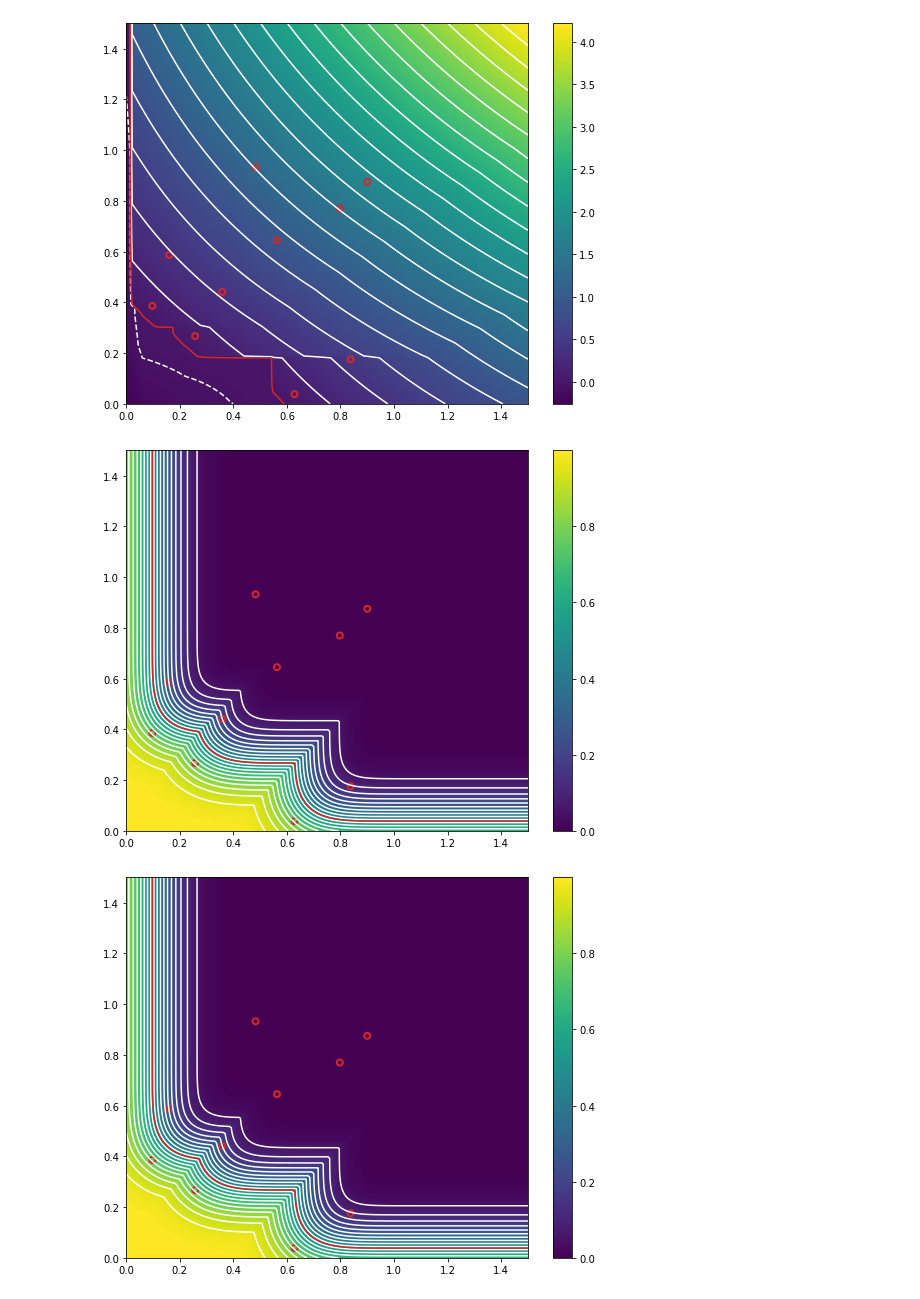
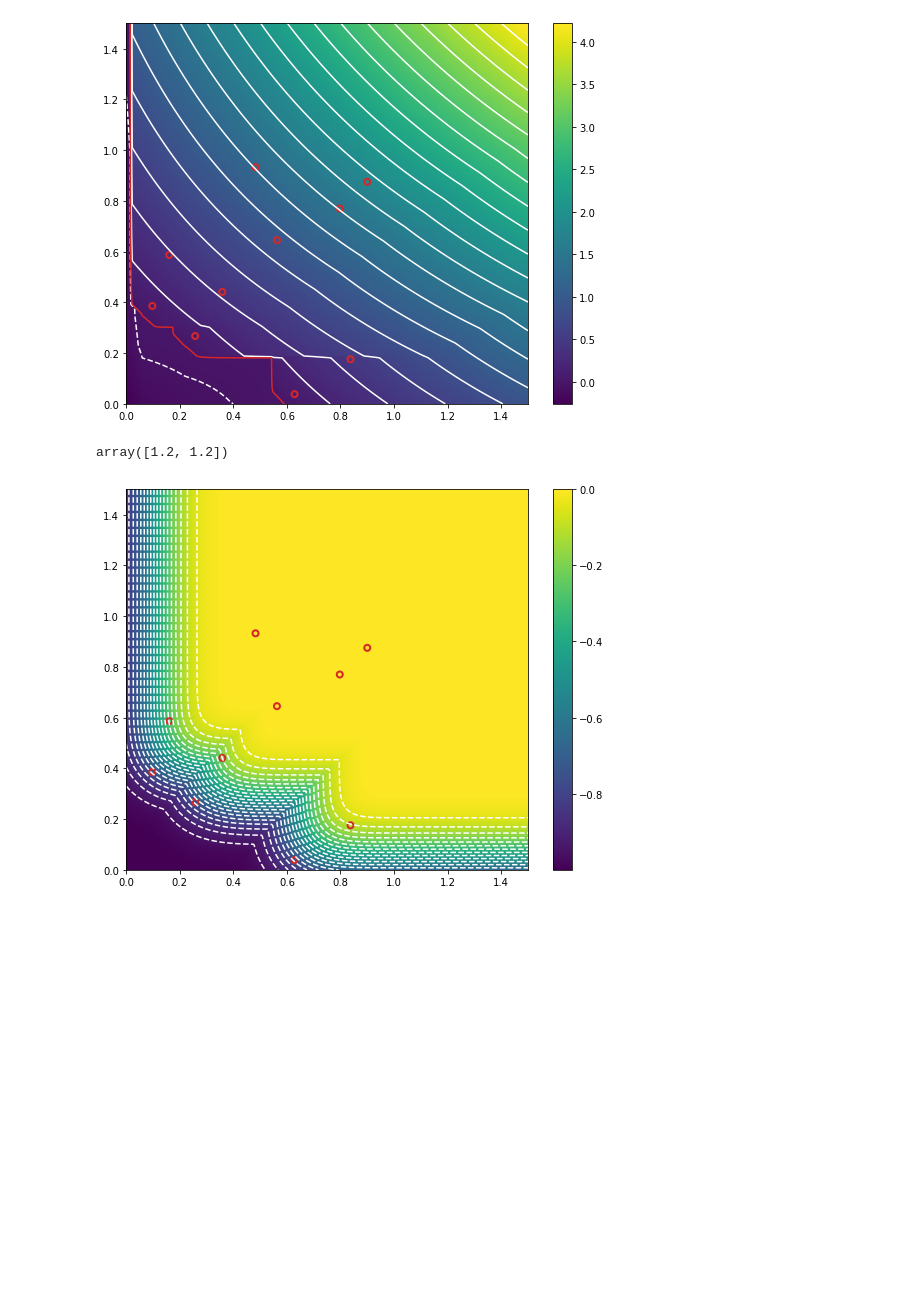
Before and after one commit to FinleyGibson/SAF_EMO, a Jupyter notebook: analytics/algorithm_analysis/image_scalarised_infils.ipynb, the cells around one changed output. Saved outputs shown, nothing was run; the diff lists cells and outputs as text; code cells hidden in the pictures; blank space fills up the shorter version.

```diff
--- a/analytics/algorithm_analysis/image_scalarised_infils.ipynb
+++ b/analytics/algorithm_analysis/image_scalarised_infils.ipynb
@@ -79,5 +81,8 @@ fig_smsego.axes[0].set_title("sms: $\mu$");
 # %%
 smsego_ei_opt = SmsEgo(objective_function=lambda x: x[0:2], ei=True,  limits=[[0, 0, 0, 0, 0], [1,1,1,1,1]], surrogate=MultiSurrogate(GP), n_initial=10, seed=seed)
+smsego_ei_opt.obj_weights = np.ones_like(smsego_ei_opt.obj_weights)
+smsego_ei_opt.obj_offset = np.zeros_like(smsego_ei_opt.obj_offset)
+
 fig_smsego_ei = image_infill(smsego_ei_opt, n_contours=40)
 fig_smsego_ei.axes[0].set_title("sms: ei")
 # %% [output]
@@ -131,9 +138,9 @@ sys.path.append("/home/finley/phd/code/gecco-2017/IscaOpt")
 from multi_surrogate import SMSEGO as alma_ego
 from multi_surrogate import MPoI as alma_mpoi
 # %%
-sms = alma_ego(func= lambda x: x[0:2], n_dim=5, n_obj=2, lower_bounds=[0,0], upper_bounds=[10,10], Y=safsaf_opt.y, ref_vector=[2., 2.])
-yt, comp_mat = sms.get_dom_matrix(safsaf_opt.y)
-sms.pfr_inds = sms.get_front(safsaf_opt.x, comp_mat)
+sms = alma_ego(func= lambda x: x[0:2], n_dim=5, n_obj=2, lower_bounds=[0,0], upper_bounds=[10,10], Y=smsego_opt.y, ref_vector=[2., 2.])
+yt, comp_mat = sms.get_dom_matrix(smsego_opt.y)
+sms.pfr_inds = sms.get_front(smsego_opt.x, comp_mat)
 sms.ytr = sms.Y
 sms.current_hv = sms.current_hpv()
 sms.epsilon =np.array([1., 1.])
@@ -145,3 +152,5 @@ c = 1 - (1/ 2**sms.n_obj)
 sms.b_count = 22
 sms.epsilon = (np.max(sms.ytr, axis=0) - np.min(sms.ytr, axis=0))\
                 /(n_pfr + (c * sms.b_count))
+sms.ref_vector = smsego_ei_opt.ref_vector
+print(sms.ref_vector)
@@ -180,4 +191,8 @@ fig.colorbar(pcol)
 fig
 # %% [output]
 [figure]
+# %%
+sms.ref_vector
+# %% [output]
+array([1.2, 1.2])
 # %%
@@ -185,38 +200,37 @@ mpoi = alma_mpoi(func= lambda x: x[0:2], n_dim=5, n_obj=2, lower_bounds=[0,0], u
 # %%
-# from scipy.special import erf as ERF
-# from scipy.stats import norm as NORM
+from scipy.special import erf as ERF
+from scipy.stats import norm as NORM
 
-# def f_mpoi(yp, stdp):
-# #     print(yp.shape)
-# #     print(stdp.shape)
-#     y = Pareto_split(sms.Y)[0]
-#     res = np.zeros((yp.shape[0], 1))
-#     sqrt2 = np.sqrt(2)
-#     for i in range(yp.shape[0]):
-#         m = (yp[i] - y)/(sqrt2 * stdp[i])
-#         pdom = 1 - np.prod(0.5 * (1 + ERF(m)), axis=1)
-#         res[i] = np.min(pdom)
-#     return res
+def f_mpoi(yp, stdp):
+#     print(yp.shape)
+#     print(stdp.shape)
+    y = Pareto_split(sms.Y)[0]
+    res = np.zeros((yp.shape[0], 1))
+    sqrt2 = np.sqrt(2)
+    for i in range(yp.shape[0]):
+        m = (yp[i] - y)/(sqrt2 * stdp[i])
+        pdom = 1 - np.prod(0.5 * (1 + ERF(m)), axis=1)
+        res[i] = np.min(pdom)
+    return -res
 
 fig = plt.figure(figsize=[9,7])
 ax = fig.gca()
 ax.set_xlim([0,1.5])
 ax.set_ylim([0,1.5])
 
-# zz = np.array([f_mpoi(np.array(xy[i:i+1]), np.array([[uncertainty,uncertainty]])) for i in range(len(xy))])
-# zz = zz.reshape(N,M)
+zz = np.array([f_mpoi(np.array(xy[i:i+1]), np.array([[uncertainty,uncertainty]])) for i in range(len(xy))])
+zz = zz.reshape(N,M)
 
 pcol = ax.pcolor(xx, yy, zz)
 levels = np.linspace(zz.min(), zz.max(), n_contours+2)[1:-1]
 ax.contour(xx, yy, zz, colors="white", levels=levels)
 if front_value is not None:
     ax.contour(xx, yy, zz, colors="C3", levels=[0.5])
     front_legend = plt.Line2D([0], [0], c="C3")
 
 # scatter samples
 ax.scatter(sms.Y[:,0], sms.Y[:,1], facecolors='none', edgecolors="C3", linewidth=2., label="dominated samples")
 fig.colorbar(pcol)
 fig
 # %% [output]
-[figure, old version]
+[figure, new version]
-[figure, removed]
```
Also changed, not shown: parts of 11 cells of this notebook, 7 other files.
